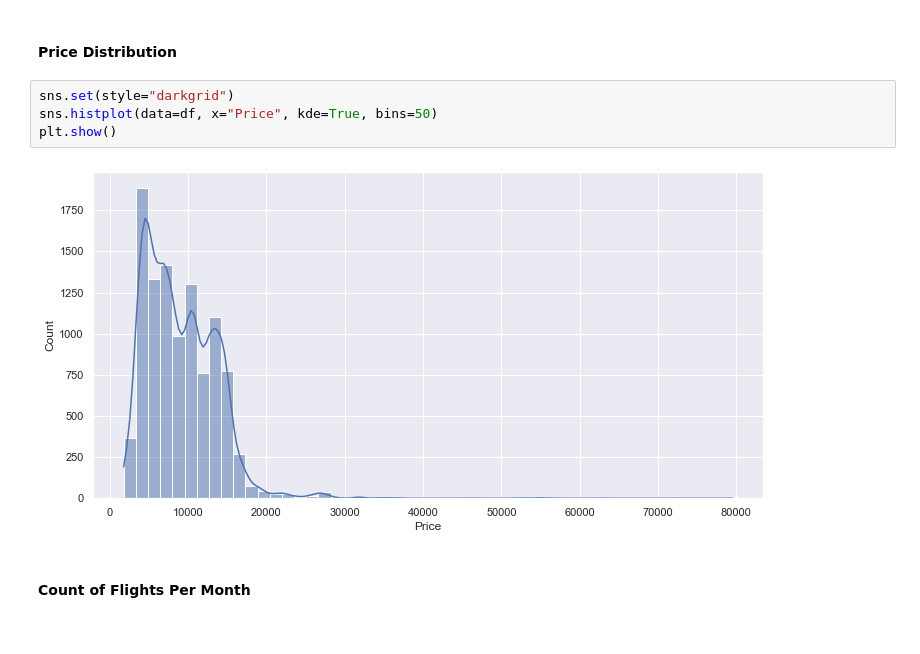
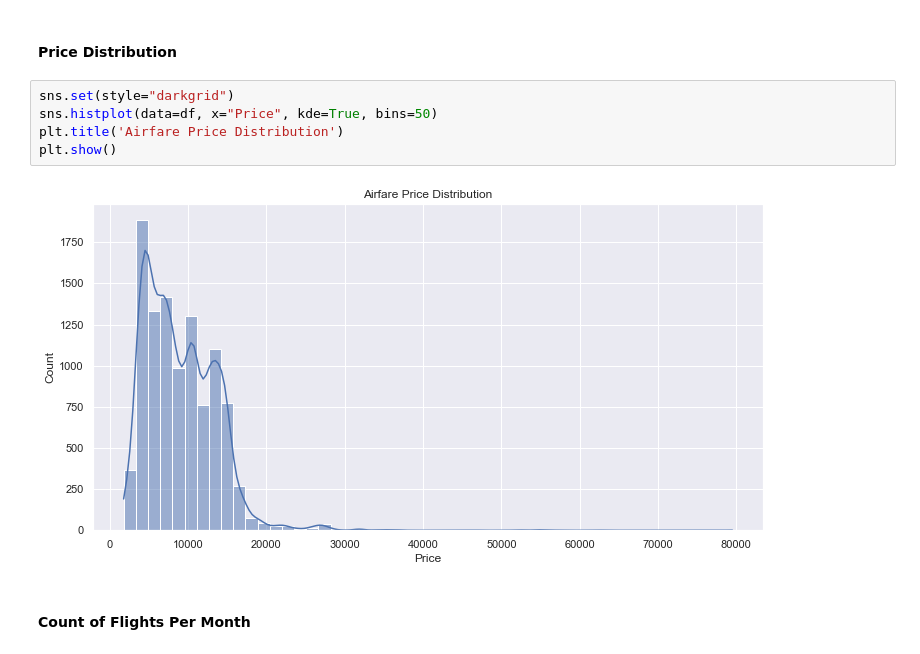
Before and after one commit to ohkaaaaay/Airfare_Price_Prediction, a Jupyter notebook: EDA_airfare_price_prediction.ipynb, the cells around one changed output. Drawn from its saved outputs; the diff is of its cells as text.

```diff
--- a/EDA_airfare_price_prediction.ipynb
+++ b/EDA_airfare_price_prediction.ipynb
@@ -388,9 +388,10 @@ df.head()
 # %%
 sns.set(style="darkgrid")
 sns.histplot(data=df, x="Price", kde=True, bins=50)
+plt.title('Airfare Price Distribution')
 plt.show()
 # %% [output]
-[figure, old version]
+[figure, new version]
 # %% [markdown]
 #### Count of Flights Per Month
 # %%
```
Also changed, not shown: parts of 2 cells of this notebook, 1 other file.
